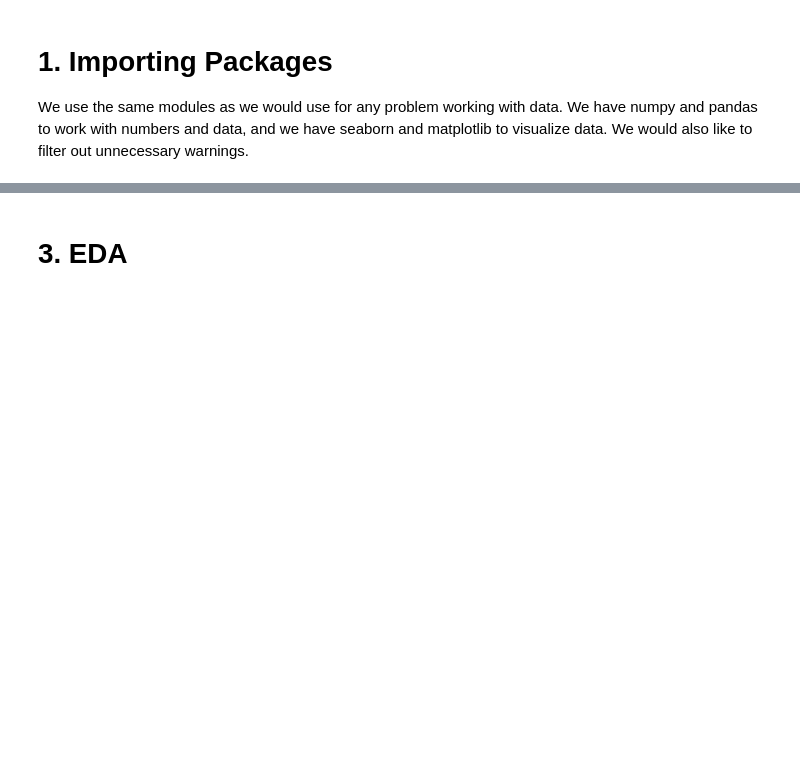
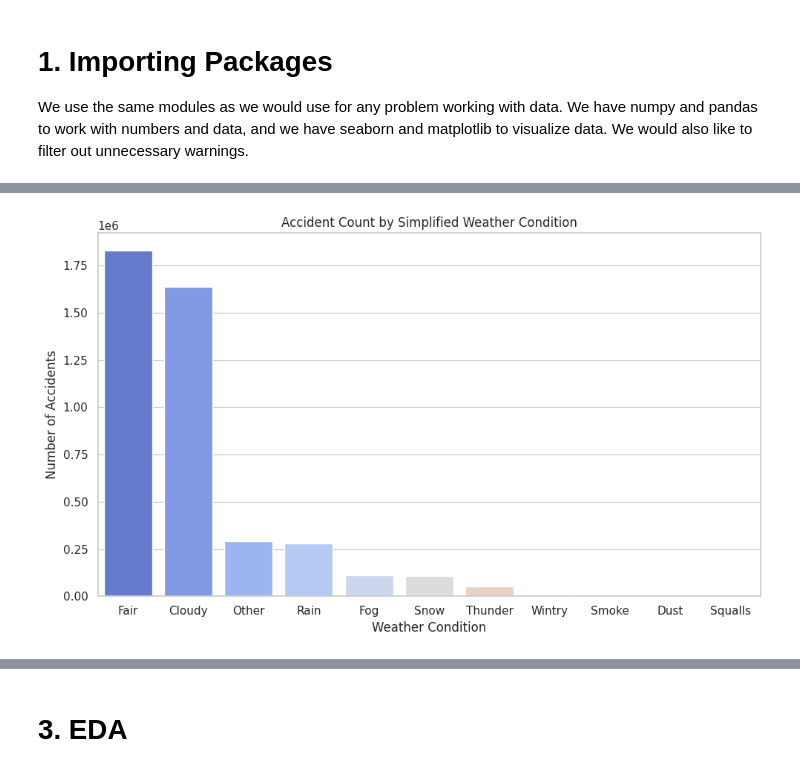
Before and after one commit to miriezrubelsky/car-accident-miri, a Jupyter notebook: car-accident-regression.ipynb, the cells around one changed output, grey strips where cells are left out. Saved outputs shown, nothing was run; the diff lists cells and outputs as text; code cells hidden in the pictures; blank space fills up the shorter version.

Commit message:
Kaggle Notebook | car accident regression | Version 4

```diff
--- a/car-accident-regression.ipynb
+++ b/car-accident-regression.ipynb
@@ -30 +47,5 @@ train_df.shape
+# %%
+train_df = train_df.drop(['Start_Lat','Start_Lng','End_Lat','End_Lng','Description','Street',
+                          'City','County','Zipcode','Country','Timezone','Airport_Code',
+                          'Weather_Timestamp','Civil_Twilight','Nautical_Twilight','Astronomical_Twilight'], axis=1)
 # %%
@@ -127,4 +256,0 @@ print(my_df['Distance_Range'].value_counts().sort_index())
-# %%
-print(my_df['Precipitation(in)'].value_counts().sort_index())
-my_df['Precipitation_Flag'] = my_df['Precipitation(in)'] > 0
-print(my_df['Precipitation_Flag'].value_counts().sort_index())
@@ -131,24 +301,18 @@ print(my_df['Precipitation_Flag'].value_counts().sort_index())
 # %%
 print(my_df['Weather_Condition'].unique())
-my_df.loc[my_df['Weather_Condition'].str.contains('Rain', case=False, na=False), 'Weather_Simplified'] = 'Rain'
-my_df.loc[my_df['Weather_Condition'].str.contains('Precipitation', case=False, na=False), 'Weather_Simplified'] = 'Rain'
-my_df.loc[my_df['Weather_Condition'].str.contains('Drizzle', case=False, na=False), 'Weather_Simplified'] = 'Rain'
-my_df.loc[my_df['Weather_Condition'].str.contains('Thunder', case=False, na=False), 'Weather_Simplified'] = 'Thunder'
-my_df.loc[my_df['Weather_Condition'].str.contains('T-Storm', case=False, na=False), 'Weather_Simplified'] = 'Thunder'
-my_df.loc[my_df['Weather_Condition'].str.contains('Snow', case=False, na=False), 'Weather_Simplified'] = 'Snow'
-my_df.loc[my_df['Weather_Condition'].str.contains('Sleet', case=False, na=False), 'Weather_Simplified'] = 'Snow'
-my_df.loc[my_df['Weather_Condition'].str.contains('Hail', case=False, na=False), 'Weather_Simplified'] = 'Snow'
-my_df.loc[my_df['Weather_Condition'].str.contains('Ice', case=False, na=False), 'Weather_Simplified'] = 'Snow'
-my_df.loc[my_df['Weather_Condition'].str.contains('Cloud', case=False, na=False), 'Weather_Simplified'] = 'Cloudy'
-my_df.loc[my_df['Weather_Condition'].str.contains('Overcast', case=False, na=False), 'Weather_Simplified'] = 'Cloudy'
-my_df.loc[my_df['Weather_Condition'].str.contains('Fog', case=False, na=False), 'Weather_Simplified'] = 'Fog'
-my_df.loc[my_df['Weather_Condition'].str.contains('Haze', case=False, na=False), 'Weather_Simplified'] = 'Fog'
-my_df.loc[my_df['Weather_Condition'].str.contains('Mist', case=False, na=False), 'Weather_Simplified'] = 'Fog'
-my_df.loc[my_df['Weather_Condition'].str.contains('Dust', case=False, na=False), 'Weather_Simplified'] = 'Dust'
-my_df.loc[my_df['Weather_Condition'].str.contains('Sand', case=False, na=False), 'Weather_Simplified'] = 'Dust'
+
+my_df['Weather_Simplified'] = 'Other'
+
+my_df.loc[my_df['Weather_Condition'].str.contains(r'Snow|Sleet|Hail|Ice', case=False, na=False), 'Weather_Simplified'] = 'Snow'
+my_df.loc[my_df['Weather_Condition'].str.contains(r'Rain|Precipitation|Drizzle', case=False, na=False), 'Weather_Simplified'] = 'Rain'
+my_df.loc[my_df['Weather_Condition'].str.contains(r'Thunder|T-Storm', case=False, na=False), 'Weather_Simplified'] = 'Thunder'
+my_df.loc[my_df['Weather_Condition'].str.contains(r'Cloud|Overcast', case=False, na=False), 'Weather_Simplified'] = 'Cloudy'
+my_df.loc[my_df['Weather_Condition'].str.contains(r'Fog|Haze|Mist', case=False, na=False), 'Weather_Simplified'] = 'Fog'
+my_df.loc[my_df['Weather_Condition'].str.contains(r'Dust|Sand', case=False, na=False), 'Weather_Simplified'] = 'Dust'
 my_df.loc[my_df['Weather_Condition'].str.contains('Smoke', case=False, na=False), 'Weather_Simplified'] = 'Smoke'
 my_df.loc[my_df['Weather_Condition'].str.contains('Fair', case=False, na=False), 'Weather_Simplified'] = 'Fair'
 my_df.loc[my_df['Weather_Condition'].str.contains('Wintry', case=False, na=False), 'Weather_Simplified'] = 'Wintry'
 my_df.loc[my_df['Weather_Condition'].str.contains('Squalls', case=False, na=False), 'Weather_Simplified'] = 'Squalls'
+my_df = my_df.drop(['Weather_Condition'], axis=1)
 
 print(my_df['Weather_Simplified'].value_counts().head(20))
@@ -154,0 +337,12 @@ print(my_df['Weather_Simplified'].value_counts().head(20))
+# %%
+accidents_by_weather = my_df['Weather_Simplified'].value_counts()
+
+plt.figure(figsize=(10, 6))
+sns.barplot(x=accidents_by_weather.index, y=accidents_by_weather.values, palette="coolwarm")
+plt.title("Accident Count by Simplified Weather Condition")
+plt.xlabel("Weather Condition")
+plt.ylabel("Number of Accidents")
+plt.tight_layout()
+plt.show()
+# %% [output]
+[figure, added]
```
Also changed, not shown: parts of 16 cells of this notebook.
